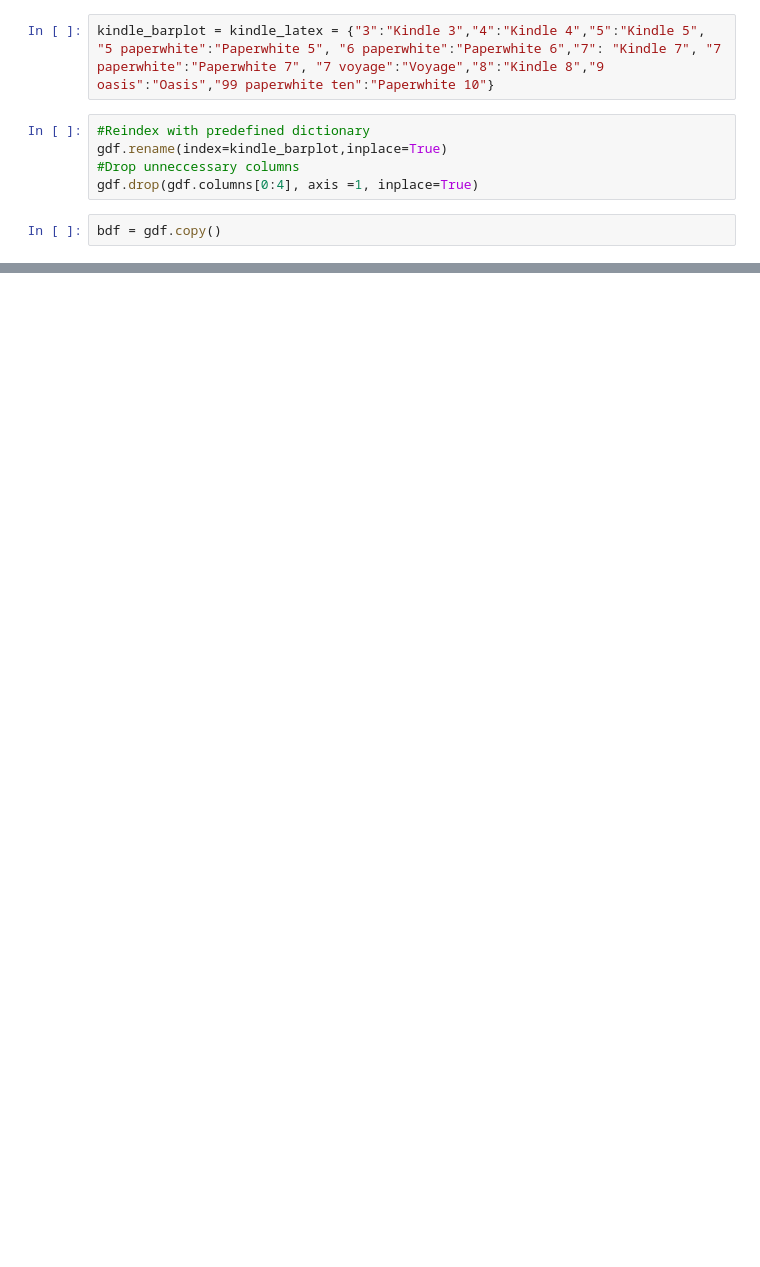
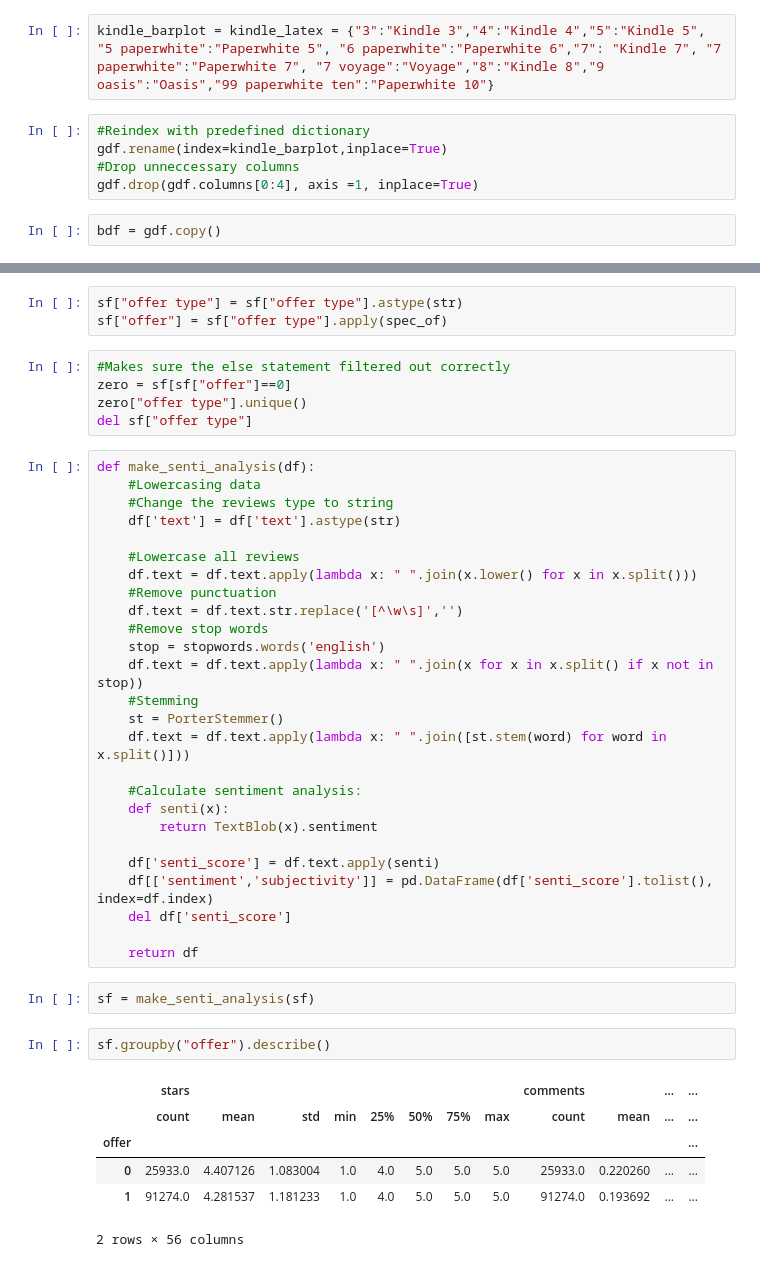
Before and after one commit to Jannis12324/mining_kindle_reviews, a Jupyter notebook: mining_kindle_reviews.ipynb, the cells around one changed output, grey strips where cells are left out. Cells and saved outputs as stored; diff of their text form; blank space fills up the shorter version.

```diff
--- a/mining_kindle_reviews.ipynb
+++ b/mining_kindle_reviews.ipynb
@@ -323,0 +339,45 @@ plt.show()
+# %%
+sf["offer type"] = sf["offer type"].astype(str)
+sf["offer"] = sf["offer type"].apply(spec_of)
+# %%
+#Makes sure the else statement filtered out correctly
+zero = sf[sf["offer"]==0]
+zero["offer type"].unique()
+del sf["offer type"]
+# %%
+def make_senti_analysis(df):
+    #Lowercasing data
+    #Change the reviews type to string
+    df['text'] = df['text'].astype(str)
+
+    #Lowercase all reviews
+    df.text = df.text.apply(lambda x: " ".join(x.lower() for x in x.split()))
+    #Remove punctuation
+    df.text = df.text.str.replace('[^\w\s]','')
+    #Remove stop words
+    stop = stopwords.words('english')
+    df.text = df.text.apply(lambda x: " ".join(x for x in x.split() if x not in stop))
+    #Stemming
+    st = PorterStemmer()
+    df.text = df.text.apply(lambda x: " ".join([st.stem(word) for word in x.split()]))
+
+    #Calculate sentiment analysis:
+    def senti(x):
+        return TextBlob(x).sentiment
+
+    df['senti_score'] = df.text.apply(senti)
+    df[['sentiment','subjectivity']] = pd.DataFrame(df['senti_score'].tolist(), index=df.index)
+    del df['senti_score']
+
+    return df
+# %%
+sf = make_senti_analysis(sf)
+# %%
+sf.groupby("offer").describe()
+# %% [output]
+|  | stars |  |  |  |  |  |  |  | comments |  | ... | ... |
+|  | count | mean | std | min | 25% | 50% | 75% | max | count | mean | ... | ... |
+| offer |  |  |  |  |  |  |  |  |  |  |  | ... |
+| 0 | 25933.0 | 4.407126 | 1.083004 | 1.0 | 4.0 | 5.0 | 5.0 | 5.0 | 25933.0 | 0.220260 | ... | ... |
+| 1 | 91274.0 | 4.281537 | 1.181233 | 1.0 | 4.0 | 5.0 | 5.0 | 5.0 | 91274.0 | 0.193692 | ... | ... |
+2 rows × 56 columns
```
Also changed, not shown: parts of 13 cells of this notebook, 1 other file.
